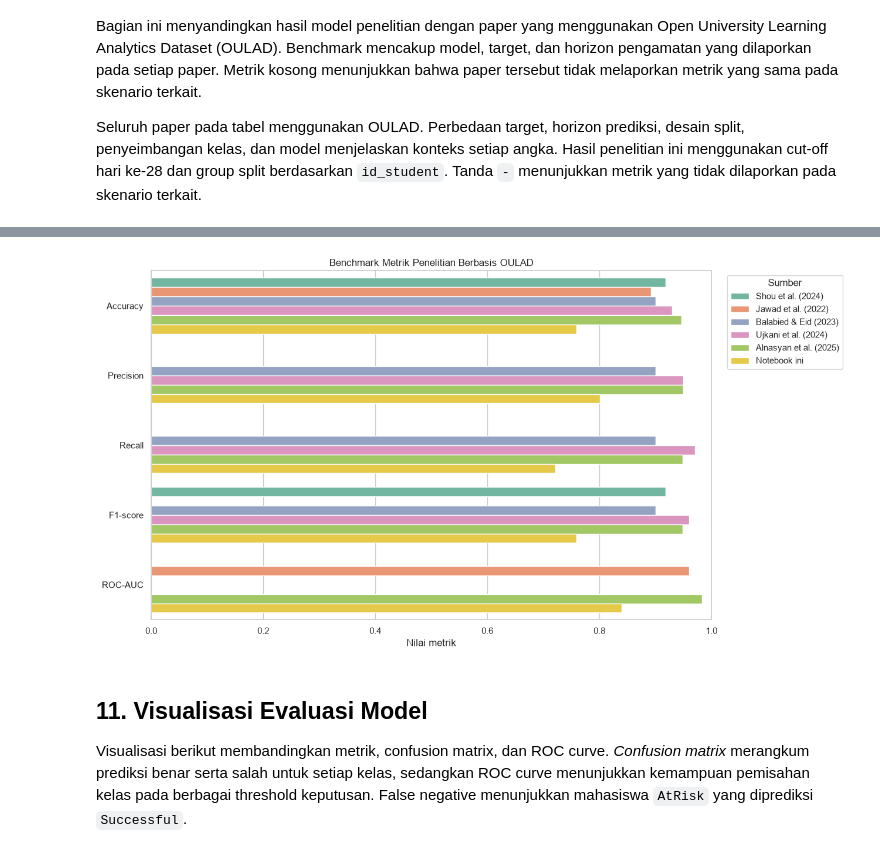
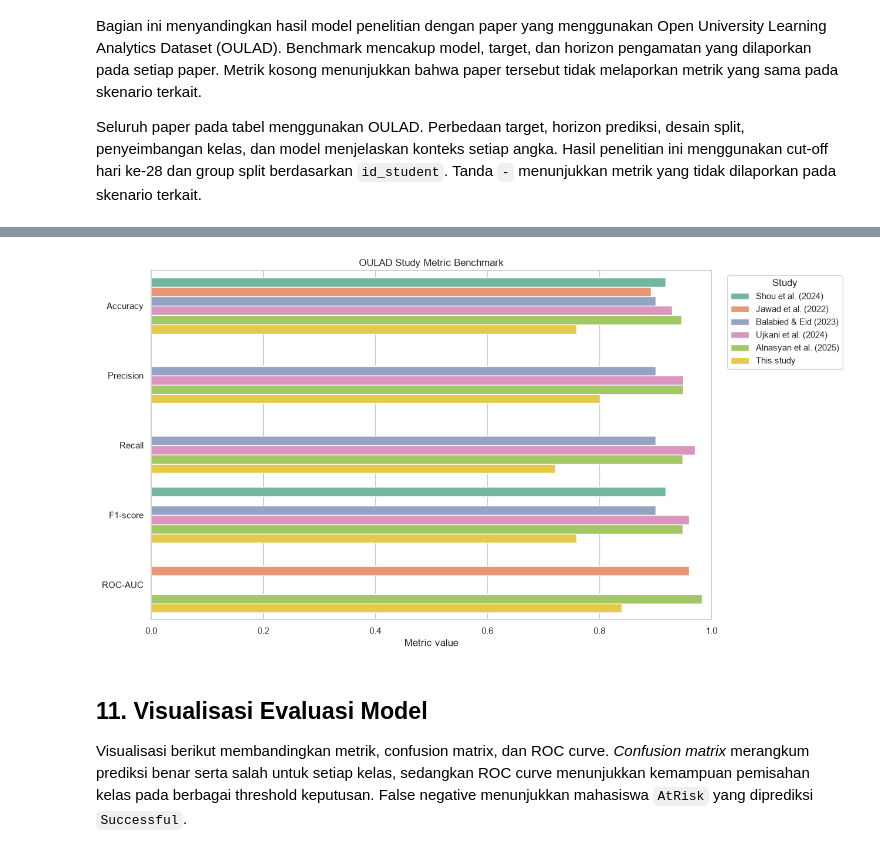
Before and after one commit to riskihajar/data-viz-bi, a Jupyter notebook: notebooks/oulad_early_warning_dvbi_colab.ipynb, the cells around one changed output, grey strips where cells are left out. Saved outputs shown, nothing was run; the diff lists cells and outputs as text; code cells hidden in the pictures.

```diff
--- a/notebooks/oulad_early_warning_dvbi_colab.ipynb
+++ b/notebooks/oulad_early_warning_dvbi_colab.ipynb
@@ -673,38 +673,39 @@ benchmark_metrics = pd.DataFrame([
 ])
 
 display(benchmark_metrics.style.format({
     'Accuracy': '{:.4f}',
     'Precision': '{:.4f}',
     'Recall': '{:.4f}',
     'F1-score': '{:.4f}',
     'ROC-AUC': '{:.4f}'
 }, na_rep='-'))
 
 benchmark_long = benchmark_metrics.melt(
     id_vars=['Sumber', 'Skenario', 'Model'],
     value_vars=['Accuracy', 'Precision', 'Recall', 'F1-score', 'ROC-AUC'],
     var_name='Metrik',
     value_name='Nilai'
 ).dropna()
+benchmark_plot = benchmark_long.replace({'Sumber': {'Notebook ini': 'This study'}})
 
 plt.figure(figsize=(13, 7))
-sns.barplot(data=benchmark_long, y='Metrik', x='Nilai', hue='Sumber')
+sns.barplot(data=benchmark_plot, y='Metrik', x='Nilai', hue='Sumber')
 plt.xlim(0, 1)
-plt.title('Benchmark Metrik Penelitian Berbasis OULAD')
-plt.xlabel('Nilai metrik')
+plt.title('OULAD Study Metric Benchmark')
+plt.xlabel('Metric value')
 plt.ylabel('')
-plt.legend(title='Sumber', bbox_to_anchor=(1.02, 1), loc='upper left')
+plt.legend(title='Study', bbox_to_anchor=(1.02, 1), loc='upper left')
 plt.tight_layout()
 plt.show()
 # %% [output]
 |  | Sumber | Skenario | Model | Accuracy | Precision | Recall | F1-score | ROC-AUC |
 | 0 | Shou et al. (2024) | OULAD, 20% course, Pass/Distincti... | MTAPSP (daily) | 0.9179 | - | - | 0.9180 | - |
 | 1 | Jawad et al. (2022) | OULAD, 260 hari + SMOTE | Random Forest | 0.8920 | - | - | - | 0.9600 |
 | 2 | Balabied & Eid (2023) | OULAD, klasifikasi biner | Random Forest | 0.9000 | 0.9000 | 0.9000 | 0.9000 | - |
 | 3 | Ujkani et al. (2024) | OULAD, Fail + Withdrawn sebagai a... | Custom Neural Network | 0.9300 | 0.9500 | 0.9700 | 0.9600 | - |
 | 4 | Alnasyan et al. (2025) | OULAD, Pass + Distinction vs Fail... | KANFormer | 0.9459 | 0.9495 | 0.9482 | 0.9481 | 0.9835 |
 | 5 | Notebook ini | OULAD minggu ke-4 | Random Forest | 0.7594 | 0.8007 | 0.7213 | 0.7589 | 0.8396 |
-[figure, old version]
+[figure, new version]
 # %% [markdown]
 ## 11. Visualisasi Evaluasi Model
 
```
Also changed, not shown: parts of 3 cells of this notebook, 21 other files.
